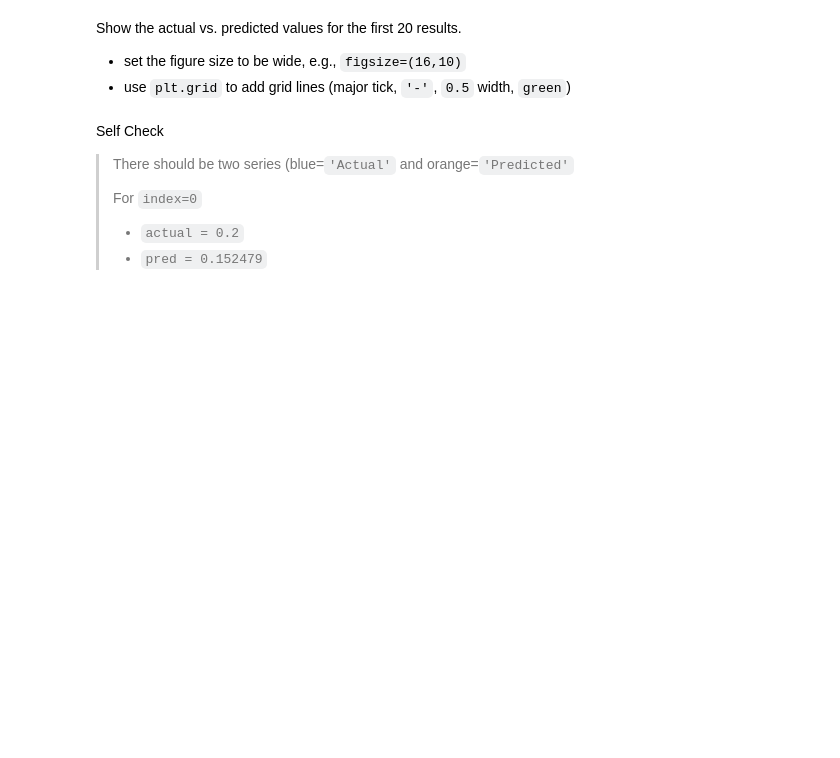
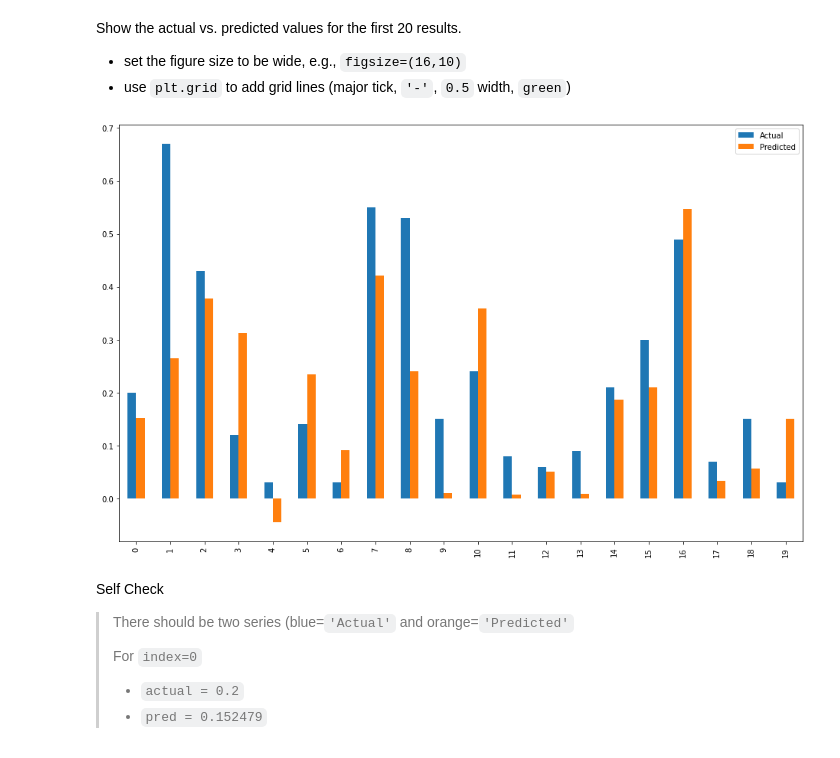
Before and after one commit to teemal/machine_learning_and_data_mining, a Jupyter notebook: Activity_07.ipynb, the cells around one changed output. Cells and saved outputs as stored; diff of their text form; code cells hidden in the pictures; blank space fills up the shorter version.

```diff
--- a/Activity_07.ipynb
+++ b/Activity_07.ipynb
@@ -268,4 +384,7 @@ print('your code here')
 * `'Predicted'` $\rightarrow$ `y_pred`
 # %%
 # create df_results consisting of community name, actual, and predicted value
-print('your code here')
+df_results = pd.DataFrame(df_community)
+df_results['Actual'] = y_true
+df_results['Predicted'] = y_pred
+df_results
@@ -304,7 +452,9 @@ Show the actual vs. predicted values for the first 20 results.
 * use `plt.grid` to add grid lines (major tick, `'-'`, `0.5` width, `green`)
 # %%
 # bar graph of the first 20 examples
-print('your code here')
+ax = df_results.head(20).plot.bar(figsize=(16,10))
+# %% [output]
+[figure, added]
 # %% [markdown]
 Self Check
 > There should be two series (blue=`'Actual'` and orange=`'Predicted'`
```
Also changed, not shown: parts of 31 cells of this notebook.
